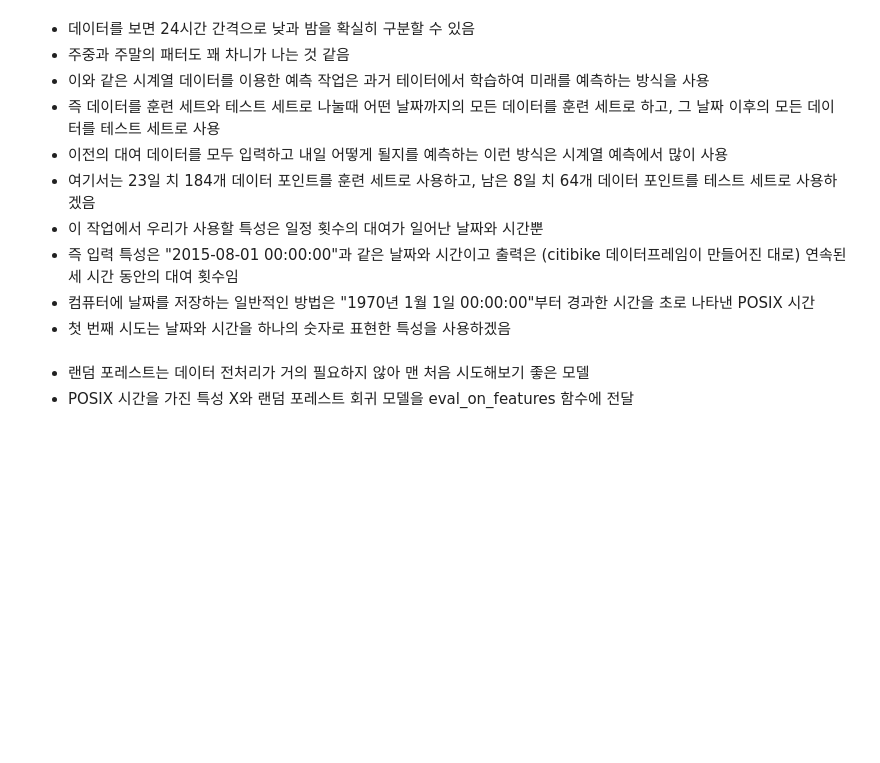
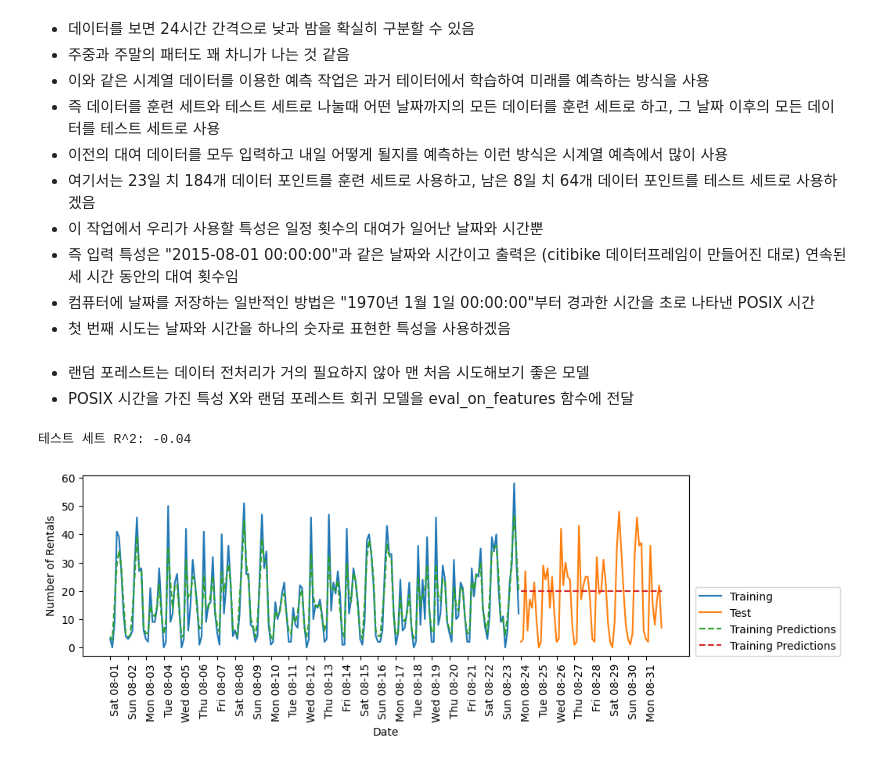
Before and after one commit to haribo09876/MachineLearning, a Jupyter notebook: 04. DataExpressionAndFeatureEngineering/01. DataExpressionAndFeatureEngineering.ipynb, the cells around one changed output. Saved outputs shown, nothing was run; the diff lists cells and outputs as text; code cells hidden in the pictures; blank space fills up the shorter version.

```diff
--- a/04. DataExpressionAndFeatureEngineering/01. DataExpressionAndFeatureEngineering.ipynb
+++ b/04. DataExpressionAndFeatureEngineering/01. DataExpressionAndFeatureEngineering.ipynb
@@ -1011,5 +1011,10 @@ def eval_on_features(features, target, regressor):
 - 랜덤 포레스트는 데이터 전처리가 거의 필요하지 않아 맨 처음 시도해보기 좋은 모델
 - POSIX 시간을 가진 특성 X와 랜덤 포레스트 회귀 모델을 eval_on_features 함수에 전달
 # %%
+# POSIX 시간만 사용하여 만든 랜덤 포레스트의 예측
 from sklearn.ensemble import RandomForestRegressor
 regressor = RandomForestRegressor(n_estimators=100, random_state=0)
+eval_on_features(X, y, regressor);
+# %% [output]
+테스트 세트 R^2: -0.04
+[figure, added]
```
Also changed, not shown: parts of 15 cells of this notebook, 1 other file.
